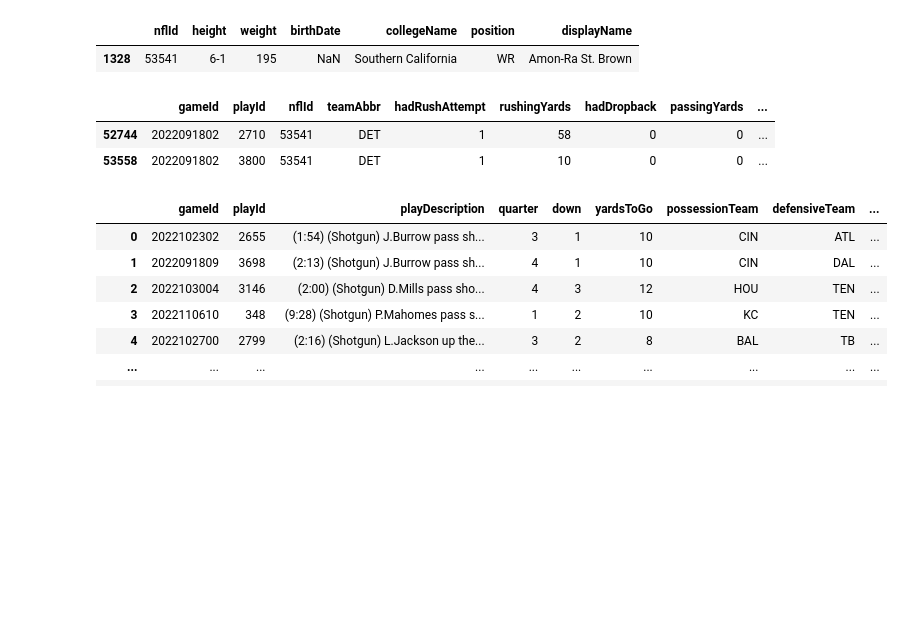
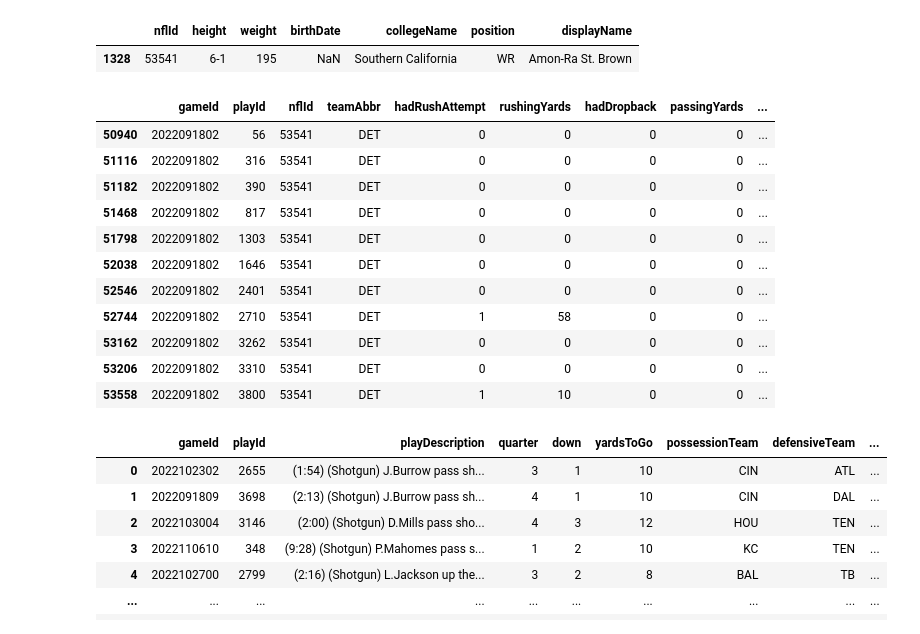
Before and after one commit to APoodle/NFL-Big-Data-Bowl-2025, a Jupyter notebook: nfl-big-data-bowl-2025.ipynb, the cells around one changed output. Cells and saved outputs as stored; diff of their text form; code cells hidden in the pictures; blank space fills up the shorter version.

```diff
--- a/nfl-big-data-bowl-2025.ipynb
+++ b/nfl-big-data-bowl-2025.ipynb
@@ -58,10 +58,21 @@ player_play = pd.read_csv('/kaggle/input/nfl-big-data-bowl-2025/player_play.csv'
 # %%
 pd.set_option('display.max_columns', None)
 pd.set_option('display.max_colwidth', None)
-player_play[(player_play['nflId'] == 53541) & (player_play['hadRushAttempt'] == 1.0)]
+player_play[(player_play['nflId'] == 53541) &
+            ((player_play['hadRushAttempt'] == 1.0) | (player_play['hadPassReception'] == 1.0)) &
+            (player_play['gameId'] == 2022091802)]
 # %% [output]
 |  | gameId | playId | nflId | teamAbbr | hadRushAttempt | rushingYards | hadDropback | passingYards | ... |
+| 50940 | 2022091802 | 56 | 53541 | DET | 0 | 0 | 0 | 0 | ... |
+| 51116 | 2022091802 | 316 | 53541 | DET | 0 | 0 | 0 | 0 | ... |
+| 51182 | 2022091802 | 390 | 53541 | DET | 0 | 0 | 0 | 0 | ... |
+| 51468 | 2022091802 | 817 | 53541 | DET | 0 | 0 | 0 | 0 | ... |
+| 51798 | 2022091802 | 1303 | 53541 | DET | 0 | 0 | 0 | 0 | ... |
+| 52038 | 2022091802 | 1646 | 53541 | DET | 0 | 0 | 0 | 0 | ... |
+| 52546 | 2022091802 | 2401 | 53541 | DET | 0 | 0 | 0 | 0 | ... |
 | 52744 | 2022091802 | 2710 | 53541 | DET | 1 | 58 | 0 | 0 | ... |
+| 53162 | 2022091802 | 3262 | 53541 | DET | 0 | 0 | 0 | 0 | ... |
+| 53206 | 2022091802 | 3310 | 53541 | DET | 0 | 0 | 0 | 0 | ... |
 | 53558 | 2022091802 | 3800 | 53541 | DET | 1 | 10 | 0 | 0 | ... |
 # %%
 plays = pd.read_csv('/kaggle/input/nfl-big-data-bowl-2025/plays.csv')
```
Also changed, not shown: parts of 7 cells of this notebook.
